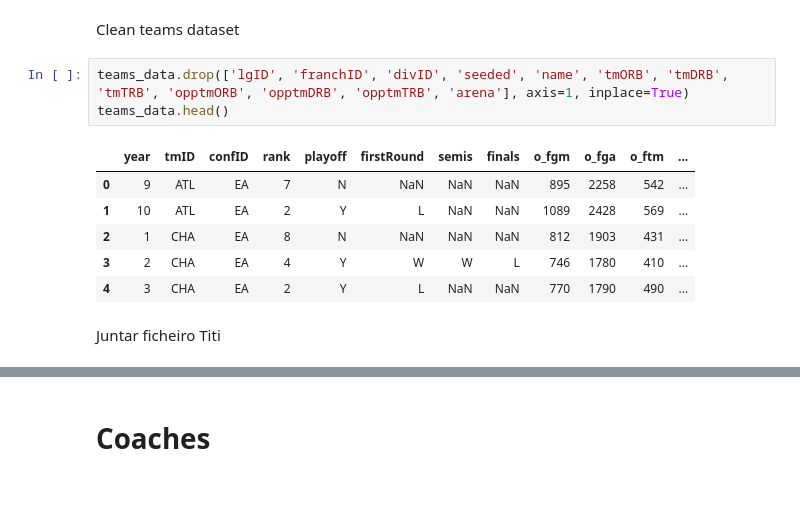
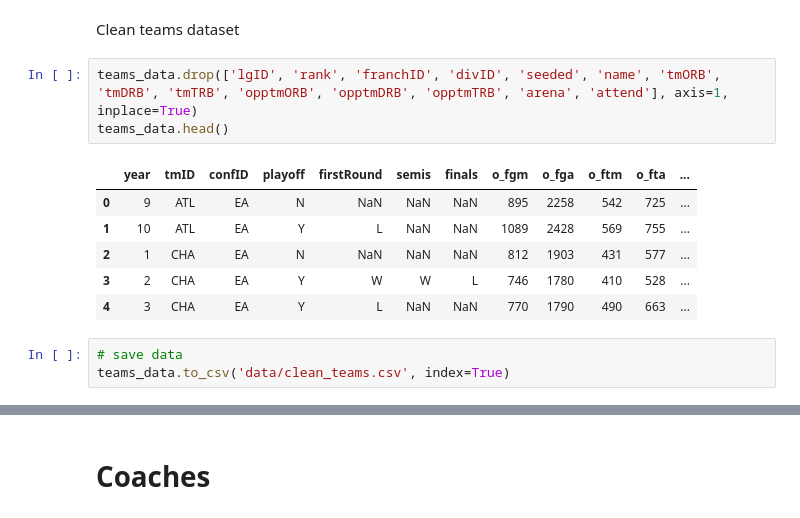
Before and after one commit to malu1608/AC, a Jupyter notebook: data_prep/data_cleaning.ipynb, the cells around one changed output, grey strips where cells are left out. Saved outputs shown, nothing was run; the diff lists cells and outputs as text; blank space fills up the shorter version.

Commit message:
Data cleaning updated

```diff
--- a/data_prep/data_cleaning.ipynb
+++ b/data_prep/data_cleaning.ipynb
@@ -153,14 +152,15 @@ dtype: int64
 # %% [markdown]
 Clean teams dataset
 # %%
-teams_data.drop(['lgID', 'franchID', 'divID', 'seeded', 'name', 'tmORB', 'tmDRB', 'tmTRB', 'opptmORB', 'opptmDRB', 'opptmTRB', 'arena'], axis=1, inplace=True)
+teams_data.drop(['lgID', 'rank', 'franchID', 'divID', 'seeded', 'name', 'tmORB', 'tmDRB', 'tmTRB', 'opptmORB', 'opptmDRB', 'opptmTRB', 'arena', 'attend'], axis=1, inplace=True)
 teams_data.head()
 # %% [output]
-|  | year | tmID | confID | rank | playoff | firstRound | semis | finals | o_fgm | o_fga | o_ftm | ... |
-| 0 | 9 | ATL | EA | 7 | N | NaN | NaN | NaN | 895 | 2258 | 542 | ... |
-| 1 | 10 | ATL | EA | 2 | Y | L | NaN | NaN | 1089 | 2428 | 569 | ... |
-| 2 | 1 | CHA | EA | 8 | N | NaN | NaN | NaN | 812 | 1903 | 431 | ... |
-| 3 | 2 | CHA | EA | 4 | Y | W | W | L | 746 | 1780 | 410 | ... |
-| 4 | 3 | CHA | EA | 2 | Y | L | NaN | NaN | 770 | 1790 | 490 | ... |
+|  | year | tmID | confID | playoff | firstRound | semis | finals | o_fgm | o_fga | o_ftm | o_fta | ... |
+| 0 | 9 | ATL | EA | N | NaN | NaN | NaN | 895 | 2258 | 542 | 725 | ... |
+| 1 | 10 | ATL | EA | Y | L | NaN | NaN | 1089 | 2428 | 569 | 755 | ... |
+| 2 | 1 | CHA | EA | N | NaN | NaN | NaN | 812 | 1903 | 431 | 577 | ... |
+| 3 | 2 | CHA | EA | Y | W | W | L | 746 | 1780 | 410 | 528 | ... |
+| 4 | 3 | CHA | EA | Y | L | NaN | NaN | 770 | 1790 | 490 | 663 | ... |
-# %% [markdown]
-Juntar ficheiro Titi
+# %%
+# save data
+teams_data.to_csv('data/clean_teams.csv', index=True)
```
Also changed, not shown: parts of 6 cells of this notebook.
